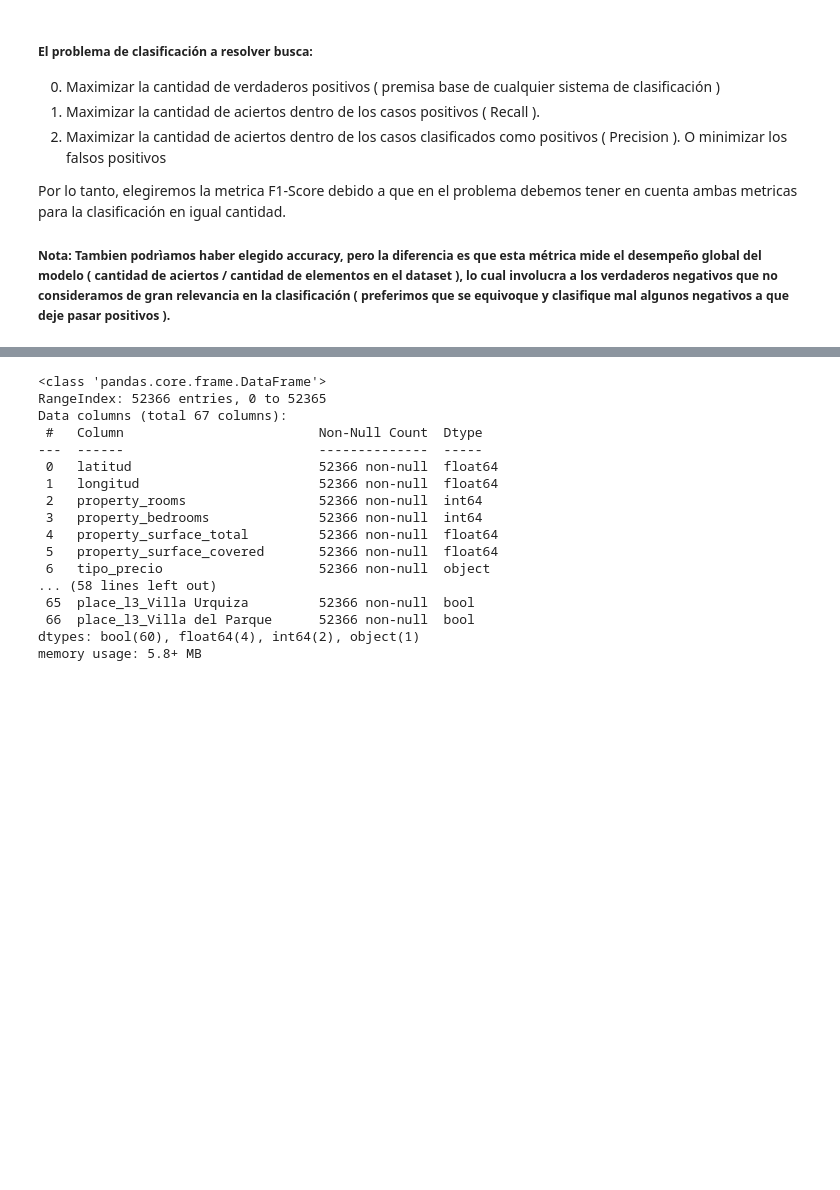
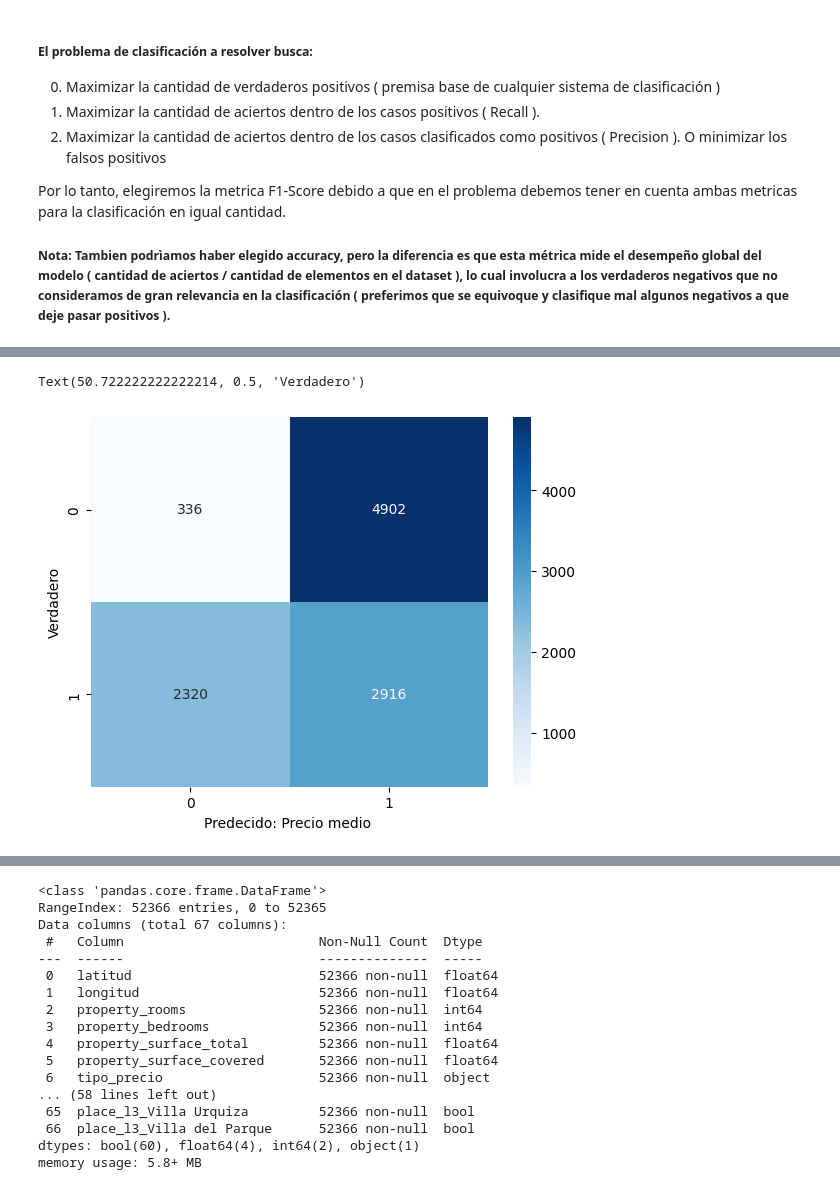
Before and after one commit to sttesta3/7506R-1C2024-GRUPO08, a Jupyter notebook: Clasificación.ipynb, the cells around one changed output, grey strips where cells are left out. Drawn from its saved outputs; the diff is of its cells as text; code cells hidden in the pictures; blank space fills up the shorter version.

```diff
--- a/Clasificación.ipynb
+++ b/Clasificación.ipynb
@@ -417,0 +493,8 @@ WARNING:matplotlib.legend:No artists with labels found to put in legend.  Note t
+# %%
+cm = confusion_matrix(Y_test_total[1][7-3],y_pred_medio)
+sns.heatmap(cm, cmap='Blues',annot=True,fmt='g')
+plt.xlabel('Predecido: Precio medio ')
+plt.ylabel('Verdadero')
+# %% [output]
+Text(50.722222222222214, 0.5, 'Verdadero')
+[figure, added]
```
Also changed, not shown: parts of 7 cells of this notebook.
